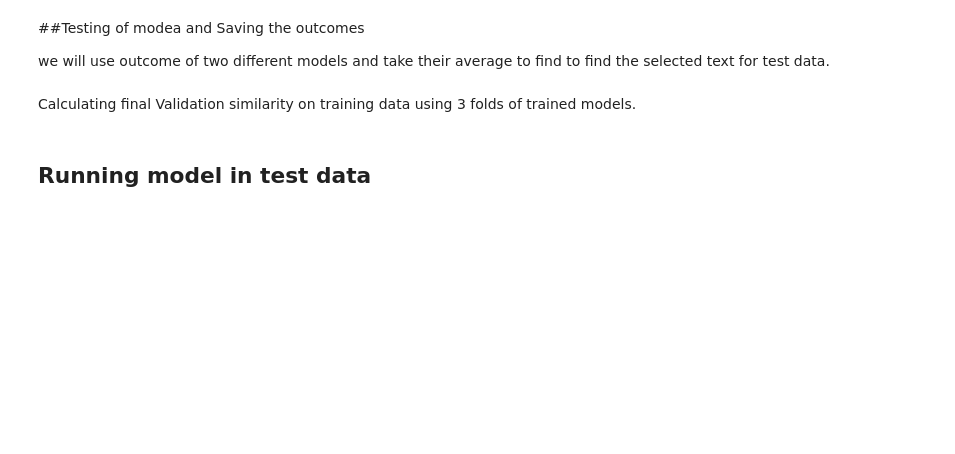
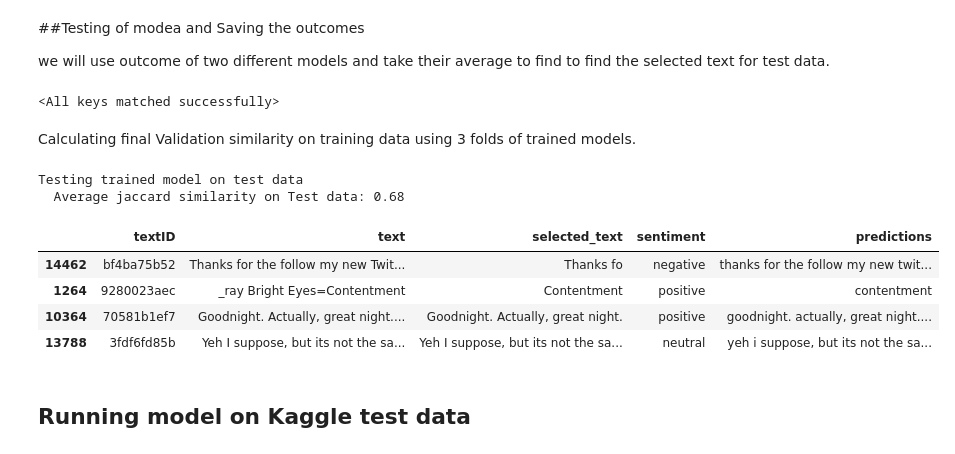
Before and after one commit to jrakhshanda/Text-Mining, a Jupyter notebook: text_mining.ipynb, the cells around one changed output. Cells and saved outputs as stored; diff of their text form; code cells hidden in the pictures; blank space fills up the shorter version.

```diff
--- a/text_mining.ipynb
+++ b/text_mining.ipynb
@@ -651,15 +767,30 @@ output_start.shape
 # %%
-#model1 = BERTBaseUncased()
-#model1.to(device)
-#model1 = nn.DataParallel(model2)
-#model.load_state_dict(torch.load("/content/drive/MyDrive/BERT_files/model1.pth"))
+conf = BertConfig.from_pretrained('bert-base-uncased')
+conf.output_hidden_states = True
 
-model2 = BERTBaseUncased()
+model0 = BERTBaseUncased(conf)
+model0.to(device)
+model0 = nn.DataParallel(model0)
+model0.load_state_dict(torch.load("/content/drive/MyDrive/BERT_files/bert_model0.pth"))
+
+model1 = BERTBaseUncased(conf)
+model1.to(device)
+model1 = nn.DataParallel(model1)
+model1.load_state_dict(torch.load("/content/drive/MyDrive/BERT_files/bert_model1.pth"))
+
+model2 = BERTBaseUncased(conf)
 model2.to(device)
 model2 = nn.DataParallel(model2)
 model2.load_state_dict(torch.load("/content/drive/MyDrive/BERT_files/bert_model2.pth"))
 
-#model3 = BERTBaseUncased()
-#model3.to(device)
-#model3 = nn.DataParallel(model2)
-#model3.load_state_dict(torch.load("/content/drive/MyDrive/BERT_files/bert-model3.pth"))
+model3 = BERTBaseUncased(conf)
+model3.to(device)
+model3 = nn.DataParallel(model3)
+model3.load_state_dict(torch.load("/content/drive/MyDrive/BERT_files/bert_model3.pth"))
+
+model4 = BERTBaseUncased(conf)
+model4.to(device)
+model4 = nn.DataParallel(model4)
+model4.load_state_dict(torch.load("/content/drive/MyDrive/BERT_files/bert_model4.pth"))
+# %% [output]
+<All keys matched successfully>
@@ -738,2 +886,18 @@ with torch.no_grad():
+# %%
+print('Testing trained model on test data')
+preds = final_eval(test_dataloader)
+# %% [output]
+Testing trained model on test data
+  Average jaccard similarity on Test data: 0.68
+# %%
+#test.insert(4,'predictions',np.NaN)
+#test.predictions = preds
+test.sample(4)
+# %% [output]
+|  | textID | text | selected_text | sentiment | predictions |
+| 14462 | bf4ba75b52 | Thanks for the follow my new Twit... | Thanks fo | negative | thanks for the follow my new twit... |
+| 1264 | 9280023aec | _ray Bright Eyes=Contentment | Contentment | positive | contentment |
+| 10364 | 70581b1ef7 | Goodnight. Actually, great night.... | Goodnight. Actually, great night. | positive | goodnight. actually, great night.... |
+| 13788 | 3fdf6fd85b | Yeh I suppose, but its not the sa... | Yeh I suppose, but its not the sa... | neutral | yeh i suppose, but its not the sa... |
 # %% [markdown]
-## Running model in test data
+## Running model on Kaggle test data
```
Also changed, not shown: parts of 35 cells of this notebook.
